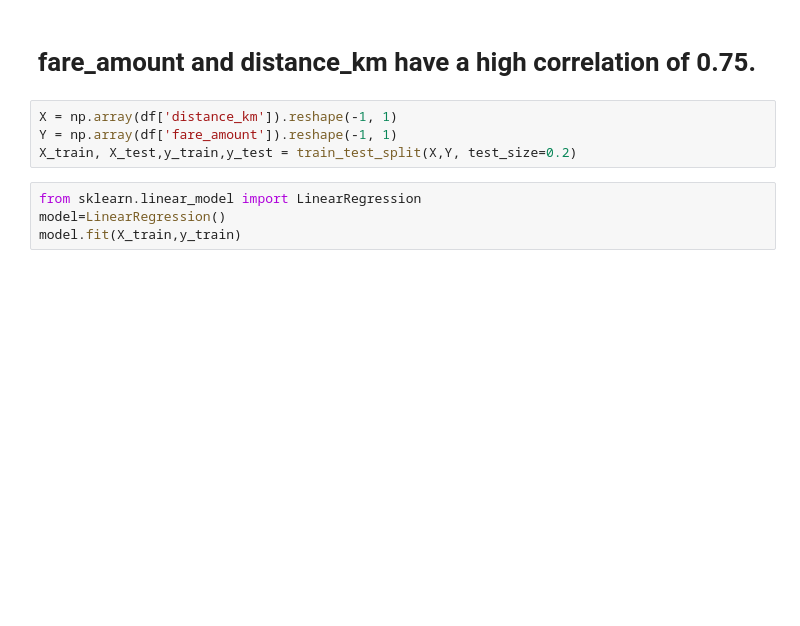
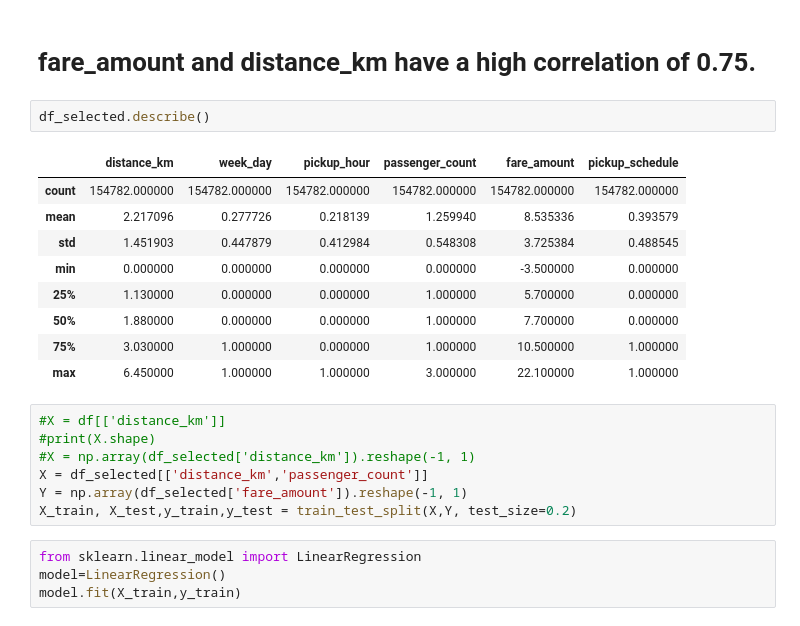
Before and after one commit to dhsingh0815/ML, a Jupyter notebook: Regression/Uber_Regression.ipynb, the cells around one changed output. Saved outputs shown, nothing was run; the diff lists cells and outputs as text; blank space fills up the shorter version.

```diff
--- a/Regression/Uber_Regression.ipynb
+++ b/Regression/Uber_Regression.ipynb
@@ -264,9 +258,24 @@ Tried to convert pickup time hours into morning before 19 HRS , evening after 19
 With pick up day as week of day the correlation is 0.014, When it is gropued as weekdays and weekend (Saturday&Sunday), the correlation becomes -0.0041
 # %% [markdown]
 # fare_amount and distance_km have a high correlation of 0.75.
+# %%
+df_selected.describe()
+# %% [output]
+|  | distance_km | week_day | pickup_hour | passenger_count | fare_amount | pickup_schedule |
+| count | 154782.000000 | 154782.000000 | 154782.000000 | 154782.000000 | 154782.000000 | 154782.000000 |
+| mean | 2.217096 | 0.277726 | 0.218139 | 1.259940 | 8.535336 | 0.393579 |
+| std | 1.451903 | 0.447879 | 0.412984 | 0.548308 | 3.725384 | 0.488545 |
+| min | 0.000000 | 0.000000 | 0.000000 | 0.000000 | -3.500000 | 0.000000 |
+| 25% | 1.130000 | 0.000000 | 0.000000 | 1.000000 | 5.700000 | 0.000000 |
+| 50% | 1.880000 | 0.000000 | 0.000000 | 1.000000 | 7.700000 | 0.000000 |
+| 75% | 3.030000 | 1.000000 | 0.000000 | 1.000000 | 10.500000 | 1.000000 |
+| max | 6.450000 | 1.000000 | 1.000000 | 3.000000 | 22.100000 | 1.000000 |
 # %%
-X = np.array(df['distance_km']).reshape(-1, 1)
-Y = np.array(df['fare_amount']).reshape(-1, 1)
+#X = df[['distance_km']]
+#print(X.shape)
+#X = np.array(df_selected['distance_km']).reshape(-1, 1)
+X = df_selected[['distance_km','passenger_count']]
+Y = np.array(df_selected['fare_amount']).reshape(-1, 1)
 X_train, X_test,y_train,y_test = train_test_split(X,Y, test_size=0.2)
 # %%
 from sklearn.linear_model import LinearRegression
```
Also changed, not shown: parts of 22 cells of this notebook.
